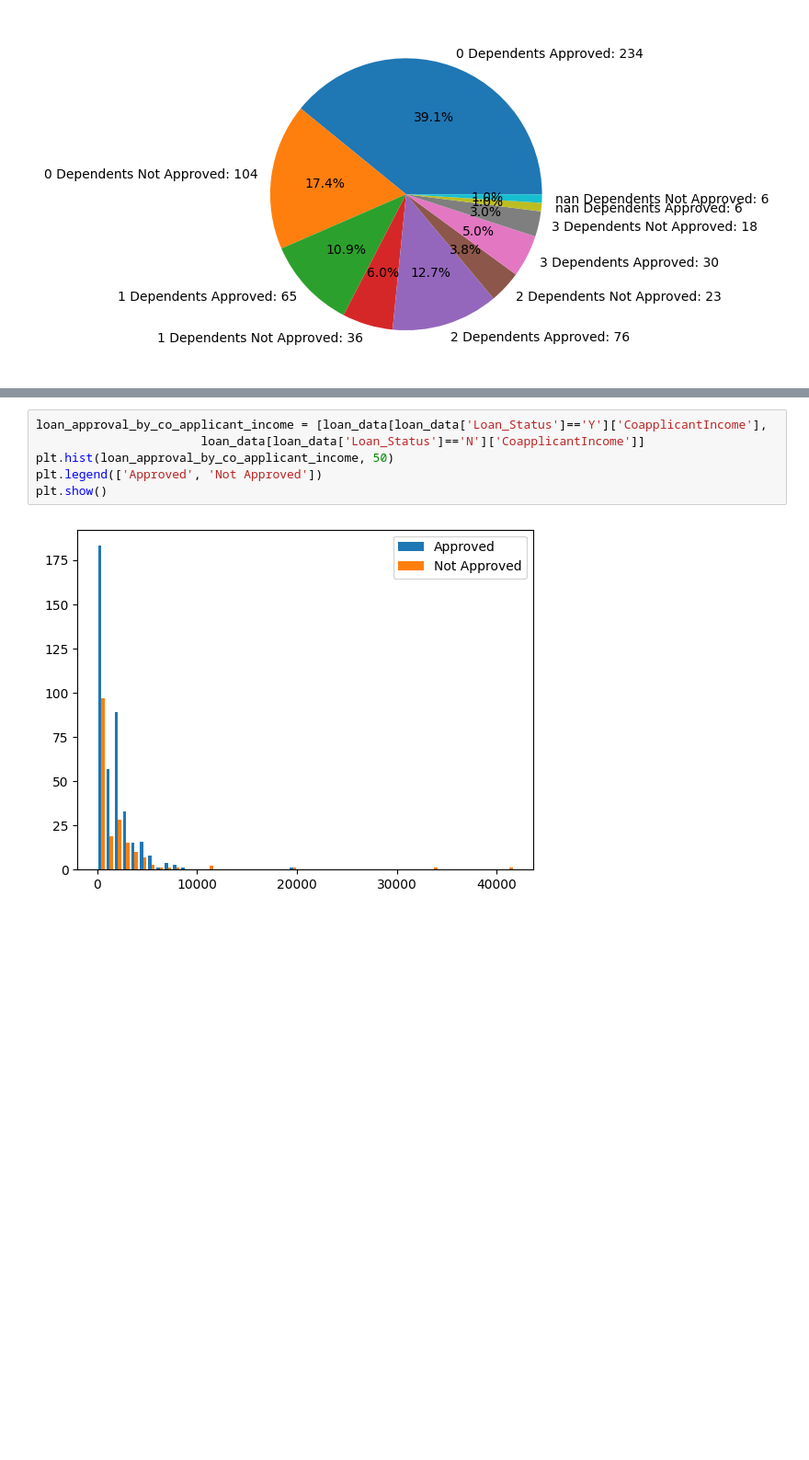
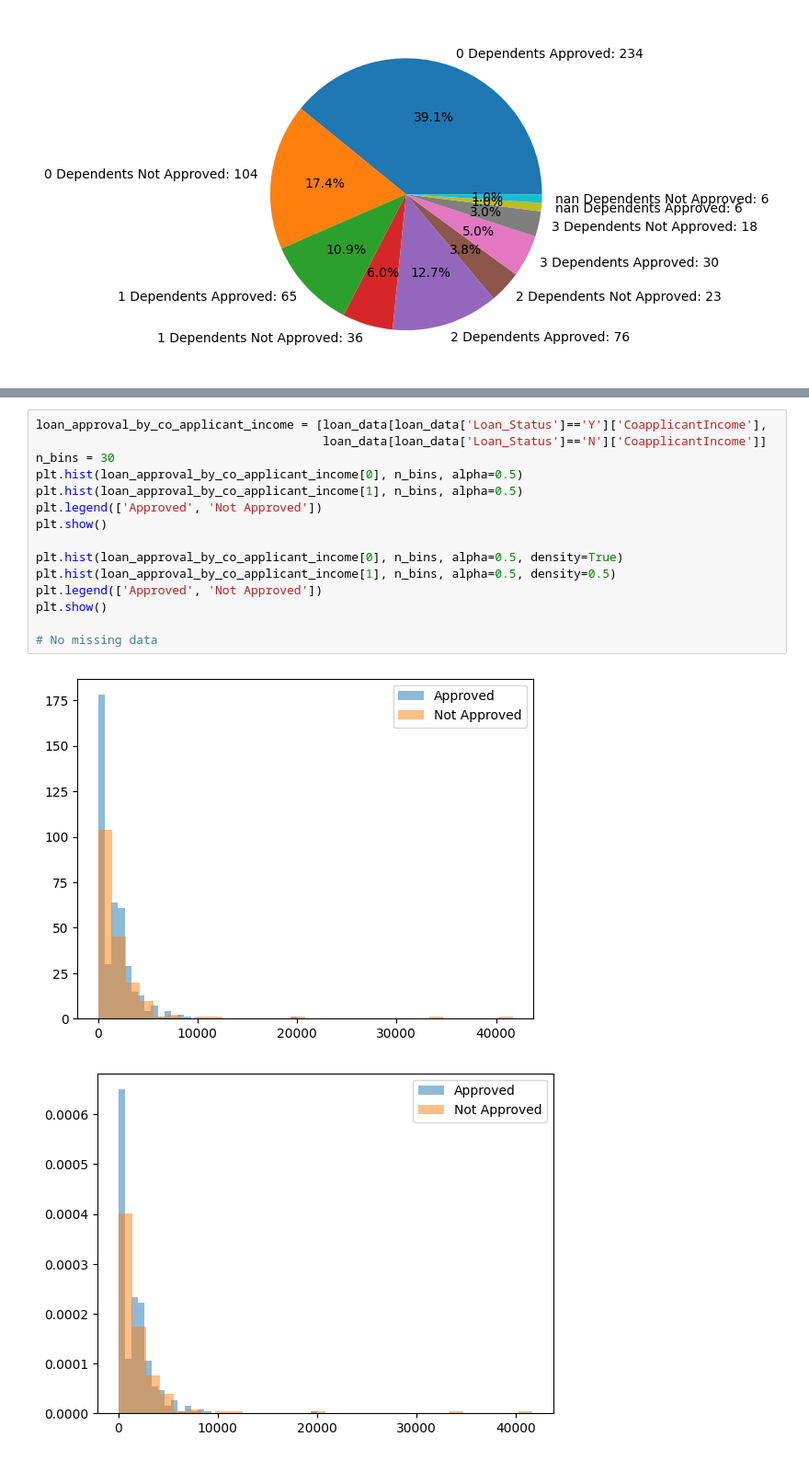
Before and after one commit to Lin-Ian/loan-approval-prediction, a Jupyter notebook: visualize_data.ipynb, the cells around one changed output, grey strips where cells are left out. Shown at 92% size. Drawn from its saved outputs; the diff is of its cells as text; blank space fills up the shorter version.

```diff
--- a/visualize_data.ipynb
+++ b/visualize_data.ipynb
@@ -131,11 +193,21 @@ plt.show()
 # %%
 loan_approval_by_co_applicant_income = [loan_data[loan_data['Loan_Status']=='Y']['CoapplicantIncome'],
-                       loan_data[loan_data['Loan_Status']=='N']['CoapplicantIncome']]
-plt.hist(loan_approval_by_co_applicant_income, 50)
+                                        loan_data[loan_data['Loan_Status']=='N']['CoapplicantIncome']]
+n_bins = 30
+plt.hist(loan_approval_by_co_applicant_income[0], n_bins, alpha=0.5)
+plt.hist(loan_approval_by_co_applicant_income[1], n_bins, alpha=0.5)
 plt.legend(['Approved', 'Not Approved'])
 plt.show()
+
+plt.hist(loan_approval_by_co_applicant_income[0], n_bins, alpha=0.5, density=True)
+plt.hist(loan_approval_by_co_applicant_income[1], n_bins, alpha=0.5, density=0.5)
+plt.legend(['Approved', 'Not Approved'])
+plt.show()
+
+# No missing data
 # %% [output]
-[figure, old version]
+[figure, new version]
+[figure, added]
 # %%
 loan_approval_by_loan_amount = [loan_data[loan_data['Loan_Status']=='Y']['LoanAmount'],
                                 loan_data[loan_data['Loan_Status']=='N']['LoanAmount']]
```
Also changed, not shown: parts of 19 cells of this notebook.
